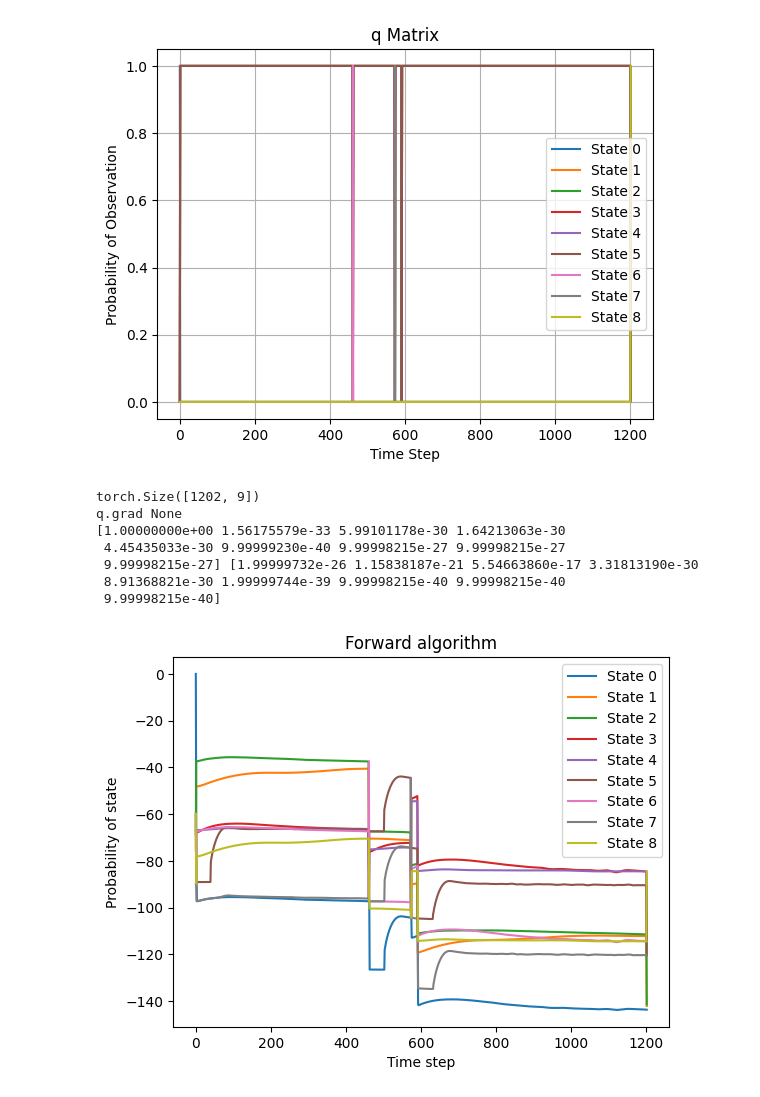
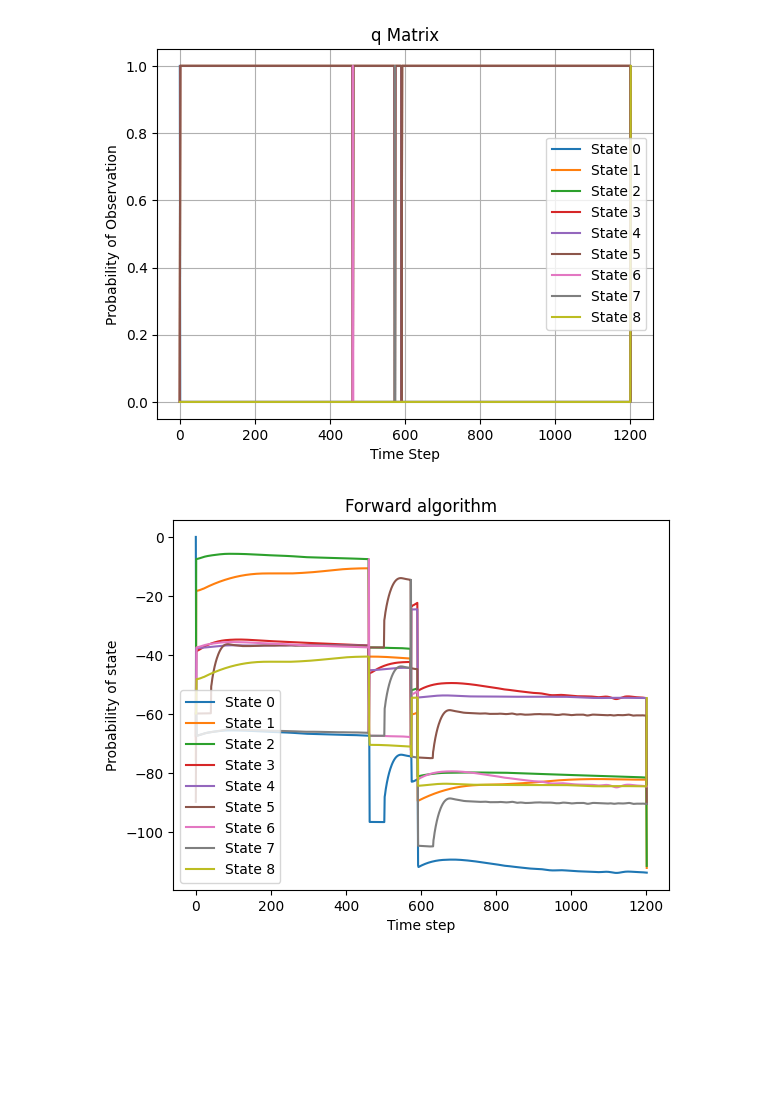
Before and after one commit to jcao0715/hsmm, a Jupyter notebook: synthetic_ex.ipynb, the cells around one changed output. Drawn from its saved outputs; the diff is of its cells as text; code cells hidden in the pictures; blank space fills up the shorter version.

```diff
--- a/synthetic_ex.ipynb
+++ b/synthetic_ex.ipynb
@@ -121,7 +122,7 @@ def forward(states, Transition, q, Duration):
     q_ep = q + epsilon
     start_ep = start + epsilon
 
-    cum_q_ep = torch.cumsum(torch.log(q_ep), dim=1)
+    cum_q_ep = torch.cumsum(torch.log(q_ep), axis=1)
 
     # initialization
     for t in tqdm.trange(min(D, T)):
@@ -130,50 +131,42 @@ def forward(states, Transition, q, Duration):
         for d in range(t):
             factor = torch.column_stack([matrix_mult_factor(log_alpha_list[t-d-1], Transition_ep)]*N) # calculate ahead of time
             vector = matrix_mult_vec(log_alpha_list[t-d-1], Transition_ep) # same as above
-            subtract_term = 0 if t-d-1 == 0 else cum_q_ep[:, t-d-1]
+            subtract_term = 0 if t-d == 0 else cum_q_ep[:, t-d-1]
             add_term = factor + vector + torch.log(Duration_ep[:, d]) + cumulative_terms - subtract_term # try to calcualte in one go
-            # new_log_alpha = torch.logaddexp(new_log_alpha, factor + vector + torch.log(Duration_ep[:, d]) + torch.sum(torch.log(q_ep[:, t-d:t+1]), dim=1)).squeeze()
             new_log_alpha = torch.logaddexp(new_log_alpha, add_term).squeeze()
         log_alpha_list.append(new_log_alpha)
 
     # fill log_alpha[D:]
     for t in tqdm.trange(D, T):
         cumulative_terms = cum_q_ep[:, t]
         log_alpha_list.append(torch.full((N,), -float('inf')))
         new_log_alpha = log_alpha_list[t]
         for d in range(D):
             factor = torch.column_stack([matrix_mult_factor(log_alpha_list[t-d-1], Transition_ep)]*N)
             vector = matrix_mult_vec(log_alpha_list[t-d-1], Transition_ep)
             subtract_term = 0 if t-d == 0 else cum_q_ep[:, t-d-1]
-            # new_log_alpha = torch.logaddexp(new_log_alpha, factor + vector + torch.log(Duration_ep[:, d]) + torch.sum(torch.log(q_ep[:, t-d:t+1]), dim=1)).squeeze()
-            new_log_alpha = torch.logaddexp(new_log_alpha, factor + vector + torch.log(Duration_ep[:, d]) + cumulative_terms - subtract_term).squeeze()
+            add_term = factor + vector + torch.log(Duration_ep[:, d]) + cumulative_terms - subtract_term
+            new_log_alpha = torch.logaddexp(new_log_alpha, add_term).squeeze()
         log_alpha_list[t] = new_log_alpha
 
     log_alpha = torch.exp(torch.stack(log_alpha_list))
     return log_alpha
 
 
 fwd = forward(states, Transition, q, Duration).detach().numpy()
 
 # plot
 for state in states:
     probs = [fwd[t][state] for t in range(len(q[0]))]
     plt.plot(time_steps, np.log(probs), label =f"State {state}")
 
 plt.xlabel('Time step')
 plt.ylabel('Probability of state')
 plt.title('Forward algorithm')
 plt.legend()
 plt.show()
 # %% [output]
-torch.Size([1202, 9])
-q.grad None
-[1.00000000e+00 1.56175579e-33 5.99101178e-30 1.64213063e-30
- 4.45435033e-30 9.99999230e-40 9.99998215e-27 9.99998215e-27
- 9.99998215e-27] [1.99999732e-26 1.15838187e-21 5.54663860e-17 3.31813190e-30
- 8.91368821e-30 1.99999744e-39 9.99998215e-40 9.99998215e-40
- 9.99998215e-40]
-[figure, old version]
+[figure, new version]
 # %%
 def backward(states, Transition, q, Duration):
     T = len(q[0])
```
Also changed, not shown: parts of 3 cells of this notebook.
